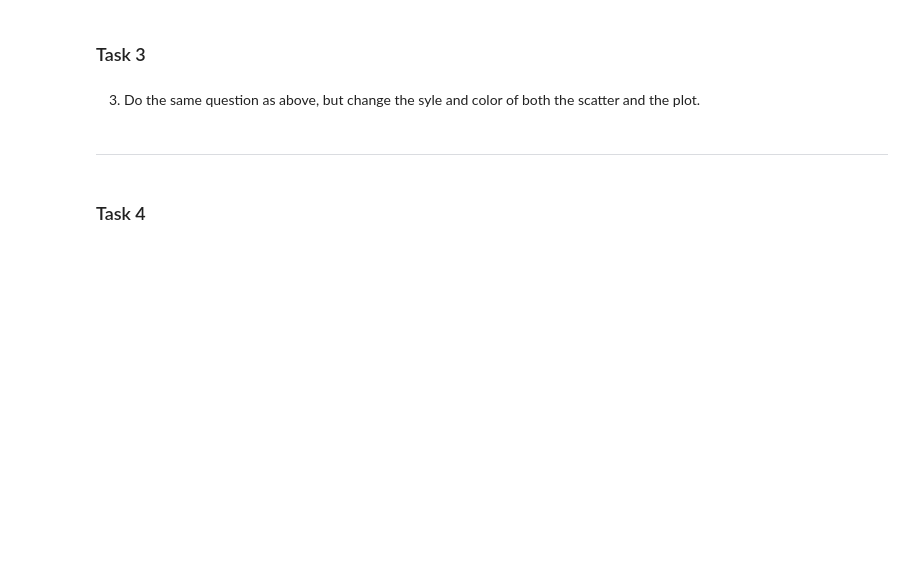
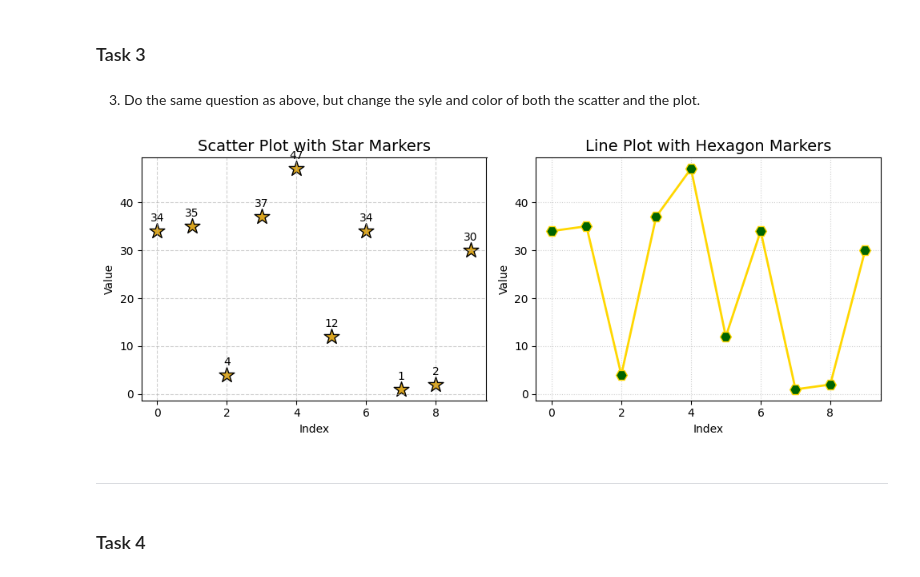
Before and after one commit to SchroderJ-pixel/jschroder-pyplot, a Jupyter notebook: pyplot.ipynb, the cells around one changed output. Drawn from its saved outputs; the diff is of its cells as text; code cells hidden in the pictures; blank space fills up the shorter version.

```diff
--- a/pyplot.ipynb
+++ b/pyplot.ipynb
@@ -101,6 +125,35 @@ plt.show()
 ### Task 3
 # %% [markdown]
 3. Do the same question as above, but change the syle and color of both the scatter and the plot.
+# %%
+# Generate my numbers 1 through 1,000
+data = [randint(1, 50) for _ in range(10)]
+x_values = list(range(len(data)))
+
+# Subplots
+fig, (ax1, ax2) = plt.subplots(1, 2, figsize=(10, 4))
+
+# Scatter plot
+ax1.scatter(x_values, data, color='goldenrod', marker='*', s=200, edgecolor='black')
+for i, value in enumerate(data):
+    ax1.text(i, value + 2, str(value), ha='center', fontsize=10, color='black')
+ax1.set_title("Scatter Plot with Star Markers", fontsize=14)
+ax1.set_xlabel("Index")
+ax1.set_ylabel("Value")
+ax1.grid(True, linestyle='--', alpha=0.6)
+
+# Line plot
+
+ax2.plot(x_values, data, color='gold', marker='H', linestyle='-', linewidth=2, markersize=10, markerfacecolor='darkgreen')
+ax2.set_title("Line Plot with Hexagon Markers", fontsize=14)
+ax2.set_xlabel("Index")
+ax2.set_ylabel("Value")
+ax2.grid(True, linestyle=':', alpha=0.6)
+
+plt.tight_layout()
+plt.show()
+# %% [output]
+[figure, added]
 # %% [markdown]
 ---
 # %% [markdown]
```
Also changed, not shown: parts of 1 cell of this notebook.
